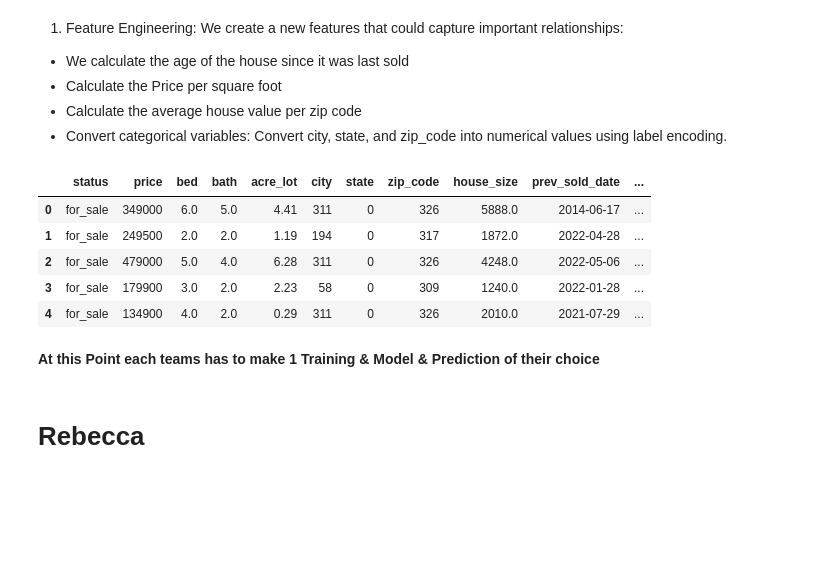
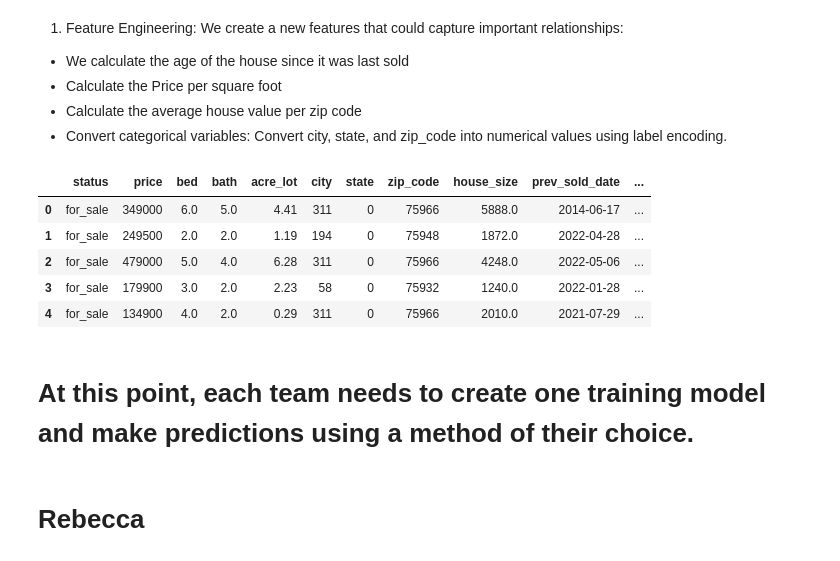
Before and after one commit to trentlerma/groupthreeproject, a Jupyter notebook: Project 2.ipynb, the cells around one changed output. Drawn from its saved outputs; the diff is of its cells as text; code cells hidden in the pictures; blank space fills up the shorter version.

Commit message:
Clean data to start with

```diff
--- a/Project 2.ipynb
+++ b/Project 2.ipynb
@@ -210,40 +210,40 @@ transform_data_df = Clean_data_df.copy()
 transform_data_df['house_age_since_sold'] = (pd.to_datetime('2024-08-30') - transform_data_df['prev_sold_date']).dt.days
 
 # Calculate the Price per square foot
 transform_data_df['price_per_sqft'] = transform_data_df['price'] / transform_data_df['house_size']
 
 # Calculate the average house value per zip code
 average_house_value_per_zipcode = transform_data_df.groupby('zip_code')['price'].mean().reset_index()
 
 # Rename the column to be more descriptive
 average_house_value_per_zipcode.rename(columns={'price': 'average_house_value_per_zipcode'}, inplace=True)
 
 # Merge the average house value per zip code back to the original DataFrame
 transform_data_df = transform_data_df.merge(average_house_value_per_zipcode, on='zip_code', how='left')
 
 # Pad prices to 6 digits with leading zeros
 transform_data_df['average_house_value_per_zipcode'] = transform_data_df['average_house_value_per_zipcode'].apply(lambda x: f"{int(x):06d}")
 transform_data_df['price_per_sqft'] = transform_data_df['price_per_sqft'].apply(lambda x: f"{int(x):06d}")
 transform_data_df['price'] = transform_data_df['price'].apply(lambda x: f"{int(x):06d}")
 
 # Initialize the label encoder
 label_encoder = LabelEncoder()
 
 # Convert categorical variables:
 #Convert city, state, and zip_code into numerical values using label encoding.
 transform_data_df['city'] = label_encoder.fit_transform(transform_data_df['city'])
 transform_data_df['state'] = label_encoder.fit_transform(transform_data_df['state'])
-transform_data_df['zip_code'] = label_encoder.fit_transform(transform_data_df['zip_code'])
+
 
 transform_data_df.head()
 # %% [output]
 |  | status | price | bed | bath | acre_lot | city | state | zip_code | house_size | prev_sold_date | ... |
-| 0 | for_sale | 349000 | 6.0 | 5.0 | 4.41 | 311 | 0 | 326 | 5888.0 | 2014-06-17 | ... |
-| 1 | for_sale | 249500 | 2.0 | 2.0 | 1.19 | 194 | 0 | 317 | 1872.0 | 2022-04-28 | ... |
-| 2 | for_sale | 479000 | 5.0 | 4.0 | 6.28 | 311 | 0 | 326 | 4248.0 | 2022-05-06 | ... |
-| 3 | for_sale | 179900 | 3.0 | 2.0 | 2.23 | 58 | 0 | 309 | 1240.0 | 2022-01-28 | ... |
-| 4 | for_sale | 134900 | 4.0 | 2.0 | 0.29 | 311 | 0 | 326 | 2010.0 | 2021-07-29 | ... |
+| 0 | for_sale | 349000 | 6.0 | 5.0 | 4.41 | 311 | 0 | 75966 | 5888.0 | 2014-06-17 | ... |
+| 1 | for_sale | 249500 | 2.0 | 2.0 | 1.19 | 194 | 0 | 75948 | 1872.0 | 2022-04-28 | ... |
+| 2 | for_sale | 479000 | 5.0 | 4.0 | 6.28 | 311 | 0 | 75966 | 4248.0 | 2022-05-06 | ... |
+| 3 | for_sale | 179900 | 3.0 | 2.0 | 2.23 | 58 | 0 | 75932 | 1240.0 | 2022-01-28 | ... |
+| 4 | for_sale | 134900 | 4.0 | 2.0 | 0.29 | 311 | 0 | 75966 | 2010.0 | 2021-07-29 | ... |
 # %% [markdown]
-**At this Point each teams has to make 1 Training & Model & Prediction of their choice**
+# At this point, each team needs to create one training model and make predictions using a method of their choice.
 # %% [markdown]
 # Rebecca
```
Also changed, not shown: parts of 1 cell of this notebook, 1 other file.
